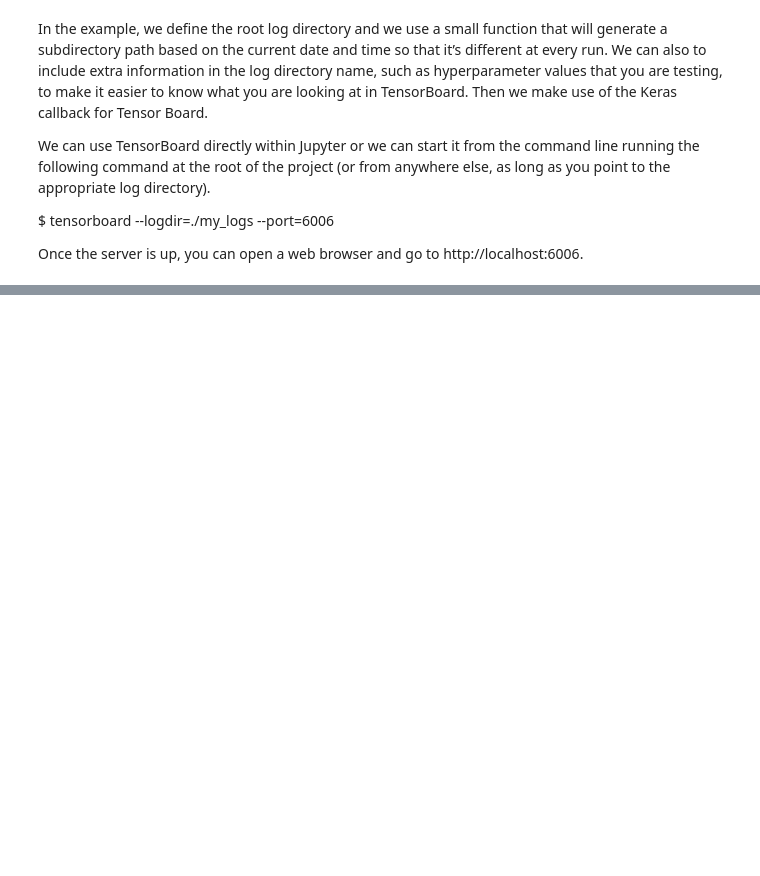
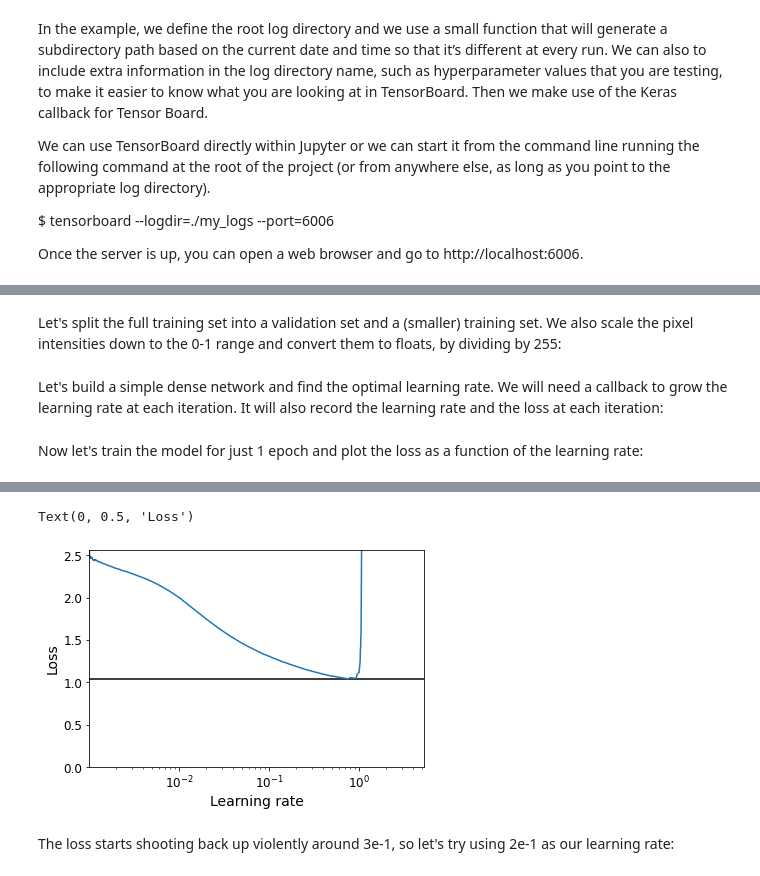
Before and after one commit to riccardoberta/ml_models, a Jupyter notebook: 10_keras/keras.ipynb, the cells around one changed output, grey strips where cells are left out. Drawn from its saved outputs; the diff is of its cells as text; code cells hidden in the pictures; blank space fills up the shorter version.

Commit message:
keras

```diff
--- a/10_keras/keras.ipynb
+++ b/10_keras/keras.ipynb
@@ -740,0 +673,51 @@ RuntimeError: Cannot clone object <tensorflow.python.keras.wrappers.scikit_learn
+# %%
+(X_train_full, y_train_full), (X_test, y_test) = keras.datasets.mnist.load_data()
+# %% [markdown]
+Let's split the full training set into a validation set and a (smaller) training set. We also scale the pixel intensities down to the 0-1 range and convert them to floats, by dividing by 255:
+# %%
+X_valid, X_train = X_train_full[:5000] / 255., X_train_full[5000:] / 255.
+y_valid, y_train = y_train_full[:5000], y_train_full[5000:]
+X_test = X_test / 255.
+# %% [markdown]
+Let's build a simple dense network and find the optimal learning rate. We will need a callback to grow the learning rate at each iteration. It will also record the learning rate and the loss at each iteration:
+# %%
+keras.backend.clear_session()
+np.random.seed(42)
+tf.random.set_seed(42)
+
+class ExponentialLearningRate(keras.callbacks.Callback):
+    def __init__(self, factor):
+        self.factor = factor
+        self.rates = []
+        self.losses = []
+    def on_batch_end(self, batch, logs):
+        self.rates.append(keras.backend.get_value(self.model.optimizer.lr))
+        self.losses.append(logs["loss"])
+        keras.backend.set_value(self.model.optimizer.lr, self.model.optimizer.lr * self.factor)
+
+model = keras.models.Sequential([
+    keras.layers.Flatten(input_shape=[28, 28]),
+    keras.layers.Dense(300, activation="relu"),
+    keras.layers.Dense(100, activation="relu"),
+    keras.layers.Dense(10, activation="softmax")
+])
+
+model.compile(loss="sparse_categorical_crossentropy",
+              optimizer=keras.optimizers.SGD(lr=1e-3),
+              metrics=["accuracy"])
+
+expon_lr = ExponentialLearningRate(factor=1.005)
+# %% [markdown]
+Now let's train the model for just 1 epoch and plot the loss as a function of the learning rate:
+# %%
+history = model.fit(X_train, y_train, epochs=1,
+                    validation_data=(X_valid, y_valid),
+                    callbacks=[expon_lr])
+
+plt.plot(expon_lr.rates, expon_lr.losses)
+plt.gca().set_xscale('log')
+plt.hlines(min(expon_lr.losses), min(expon_lr.rates), max(expon_lr.rates))
+plt.axis([min(expon_lr.rates), max(expon_lr.rates), 0, expon_lr.losses[0]])
+plt.xlabel("Learning rate")
+plt.ylabel("Loss")
+# %% [output]
@@ -740,0 +725,4 @@ RuntimeError: Cannot clone object <tensorflow.python.keras.wrappers.scikit_learn
+Text(0, 0.5, 'Loss')
+[figure, added]
+# %% [markdown]
+The loss starts shooting back up violently around 3e-1, so let's try using 2e-1 as our learning rate:
```
Also changed, not shown: parts of 29 cells of this notebook, 14 other files.
